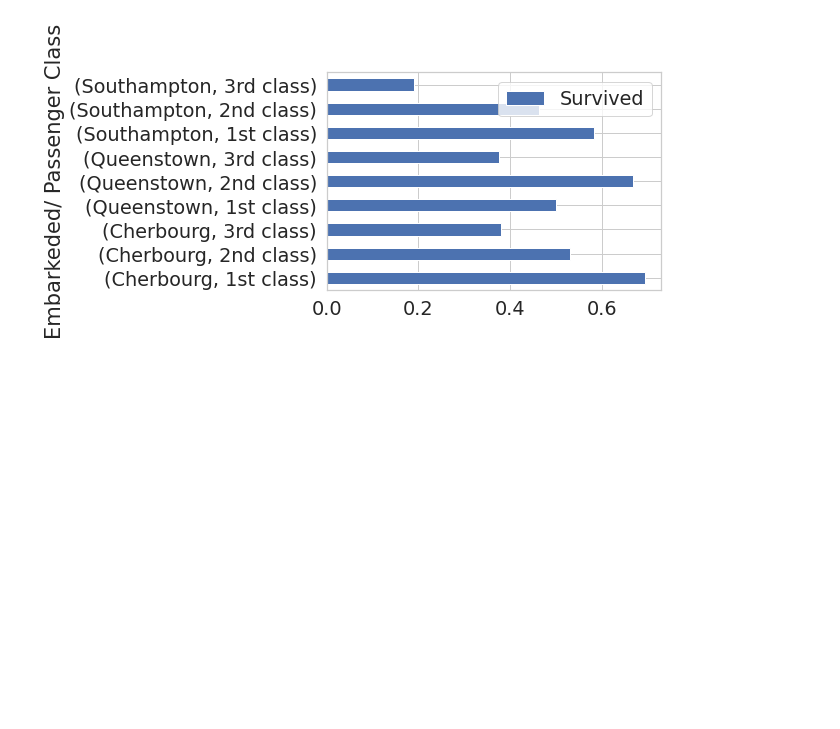
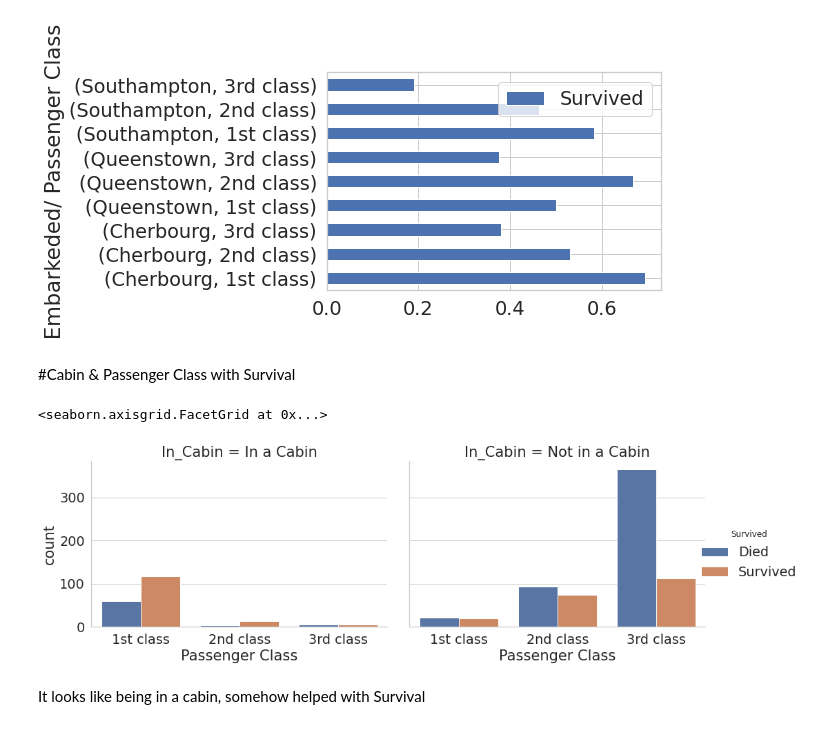
Before and after one commit to saptarshidatta96/TitanicDatasetKaggle, a Jupyter notebook: Titanic_EDA.ipynb, the cells around one changed output. Drawn from its saved outputs; the diff is of its cells as text; code cells hidden in the pictures; blank space fills up the shorter version.

```diff
--- a/Titanic_EDA.ipynb
+++ b/Titanic_EDA.ipynb
@@ -521,3 +524,17 @@ plt.ylabel('Embarkeded/ Passenger Class')
 # %% [output]
 Text(0, 0.5, 'Embarkeded/ Passenger Class')
 [figure]
+# %% [markdown]
+#Cabin & Passenger Class with Survival
+# %%
+g = sns.catplot(col="In_Cabin", x='Pclass', hue="Survived", kind="count", data=train.sort_values(by='Pclass'));
+new_labels = ['Died', 'Survived']
+for t, l in zip(g._legend.texts, new_labels):
+    t.set_text(l)
+g.fig.set_figwidth(16)
+g.set(xlabel="Passenger Class")
+# %% [output]
+<seaborn.axisgrid.FacetGrid at 0x...>
+[figure, added]
+# %% [markdown]
+It looks like being in a cabin, somehow helped with Survival
```
Also changed, not shown: parts of 4 cells of this notebook.
